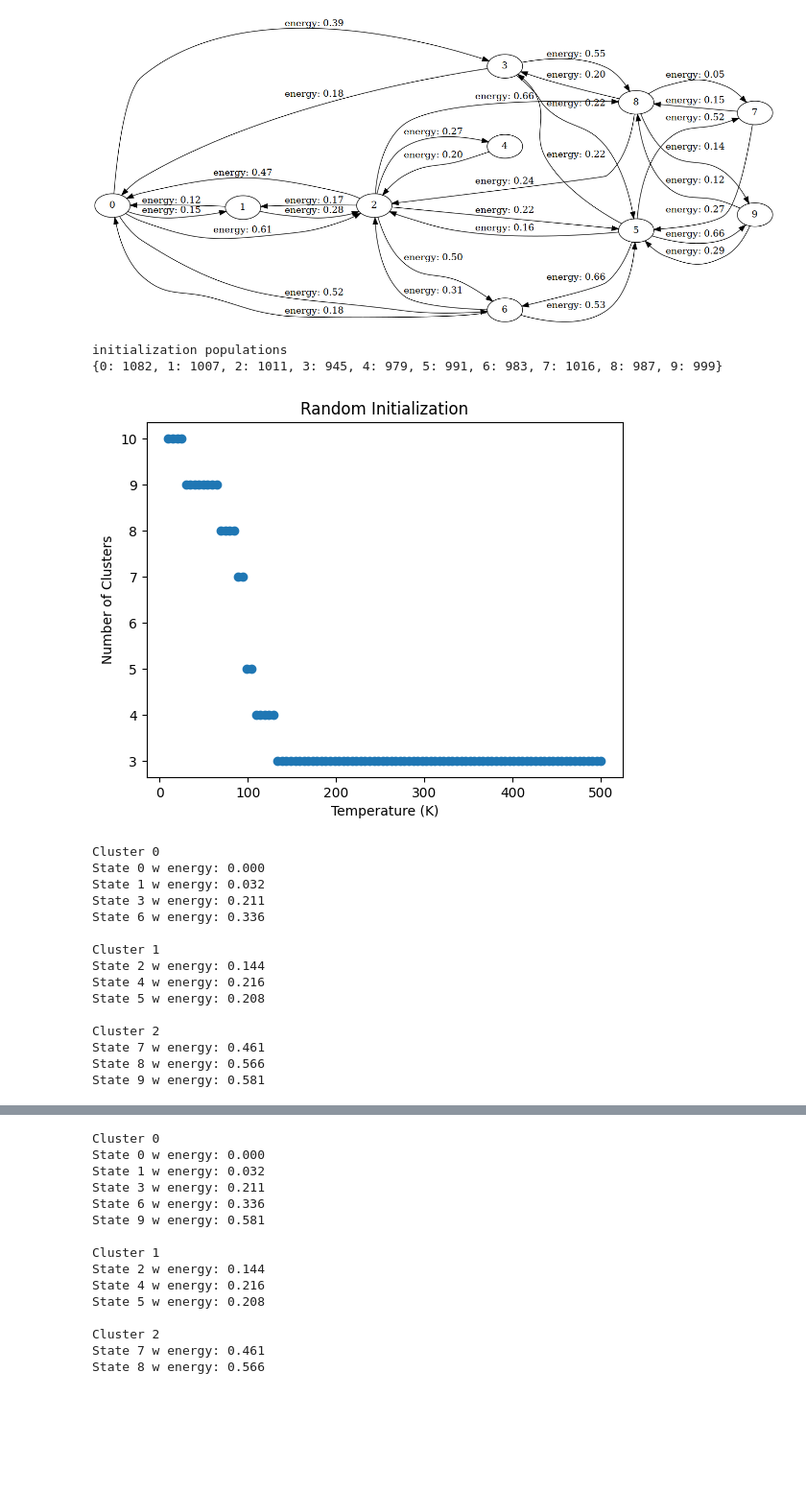
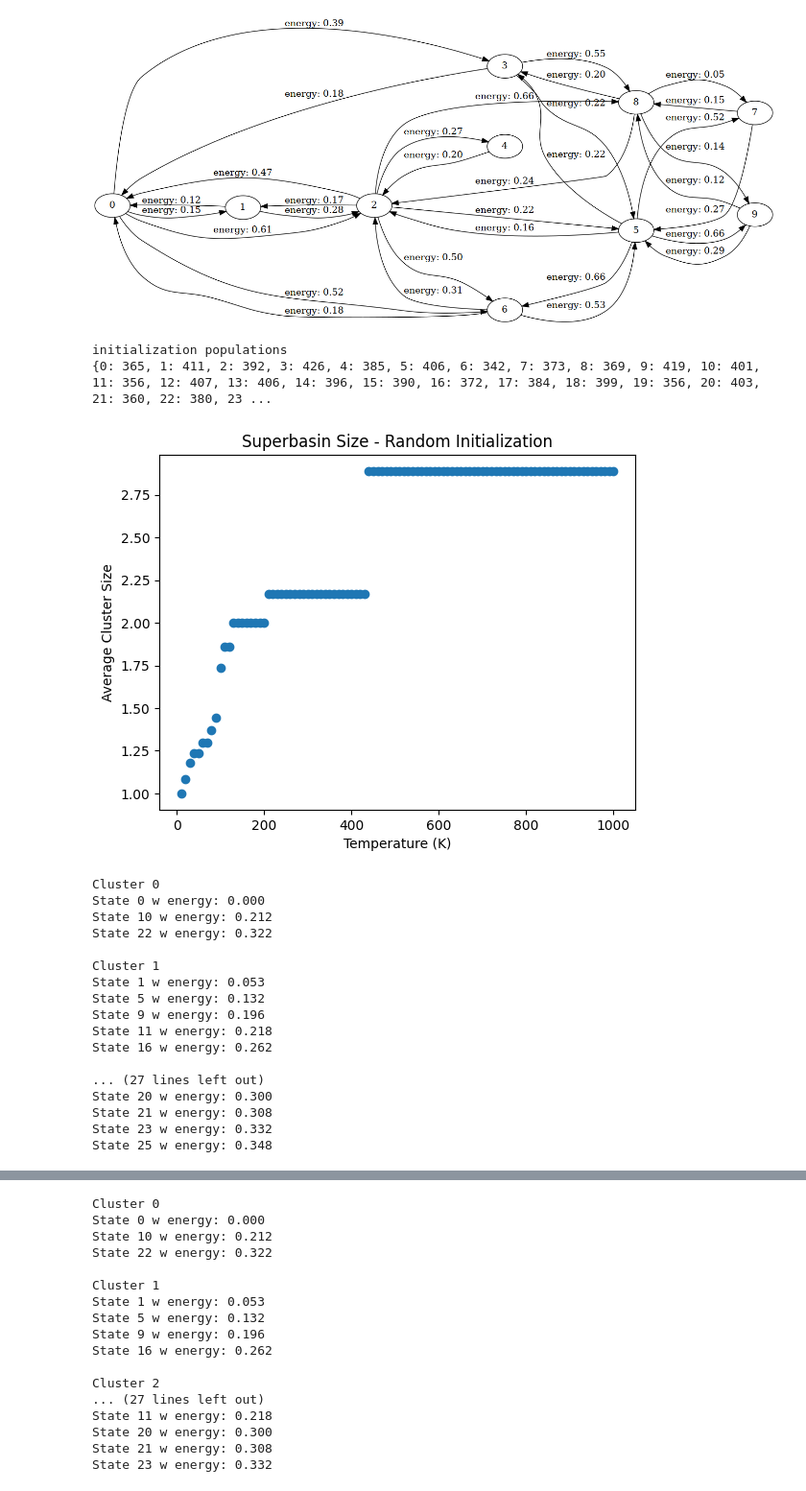
Before and after one commit to santi921/kmcluster, a Jupyter notebook: kmcluster/scripts/test_new.ipynb, the cells around one changed output, grey strips where cells are left out. Shown at 96% size. Cells and saved outputs as stored; diff of their text form; code cells hidden in the pictures; blank space fills up the shorter version.

```diff
--- a/kmcluster/scripts/test_new.ipynb
+++ b/kmcluster/scripts/test_new.ipynb
@@ -8,7 +8,7 @@ from kmcluster.core.data import sparse_to_mat, test_dataset_1, test_dataset_2
 
 
 #Pt4H3_all, Pt4H3_relE = test_dataset_2()
-Pt_H1_all, H1_E = test_dataset_1()
+Pt_H1_all, H1_E = test_dataset_2()
 energies_mat = sparse_to_mat(Pt_H1_all)
 
 T_kelvin = 100
@@ -210,10 +210,11 @@ import matplotlib.pyplot as plt
 init_boltz = boltz(energies=H1_E, T=temp_boltz, size=10000)
 init_random = random_init(10000, energies_mat.shape[0])
 
-def temp_sweep_and_plot(energies_mat, min_temp=10, max_temp=500, num_temps=100, pref = None, title=None, ret_ap=False):
+def temp_sweep_and_plot(energies_mat, min_temp=10, max_temp=1000, num_temps=100, pref = None, title=None, ret_ap=False):
     list_clusters = []
     list_temps = []
     top_cluster_list = []
+    av_cluster_size = []
 
     for temp in np.linspace(min_temp, max_temp, num_temps):
         rate_mat = energy_to_rates(energies_mat, temp, scale=1)
@@ -222,51 +223,55 @@ def temp_sweep_and_plot(energies_mat, min_temp=10, max_temp=500, num_temps=100,
                                  preference=pref).fit(rate_mat)
         n_clusters = ap.cluster_centers_indices_
         n_top_cluster = st.mode(ap.labels_)
         top_cluster = len(np.where(ap.labels_ == n_top_cluster)[0])
         list_clusters.append(len(n_clusters))
         list_temps.append(temp)
         top_cluster_list.append(top_cluster)
+        av_cluster_size.append(len(energies_mat)/len(n_clusters))
         #print(n_clusters)
         #print(n_clu)
 
-    plt.scatter(x=list_temps, y=list_clusters)
+    plt.scatter(x=list_temps, y=av_cluster_size)
+    #plt.scatter(x=list_temps, y=list_clusters)
     #plt.scatter(x=list_temps, y=top_cluster_list)
     plt.xlabel("Temperature (K)")
-    plt.ylabel("Number of Clusters")
+    plt.ylabel("Average Cluster Size")
     if title is not None:
         plt.title(title)
     else:
         plt.title("Number of Clusters vs Temperature")
     plt.show()
     #print(ap.labels_)
     # compute the number of indices in top cluster
     # get the most common index
     #np.mode(ap.labels_)
     n_top_cluster = st.mode(ap.labels_)
     if ret_ap:
         return ap
 
 
-ap_rand = temp_sweep_and_plot(energies_mat, pref=init_random.get_init_populations(), title="Random Initialization", ret_ap=True)
+ap_rand = temp_sweep_and_plot(energies_mat, pref=init_random.get_init_populations(), title="Superbasin Size - Random Initialization", ret_ap=True)
 nice_print_clusters(ap_rand, H1_E)
-ap_boltz = temp_sweep_and_plot(energies_mat, pref=init_boltz.get_init_populations(), title="Boltzmann Initialization", ret_ap=True)
+ap_boltz = temp_sweep_and_plot(energies_mat, pref=init_boltz.get_init_populations(), title="Superbasin Size - Boltzmann Initialization", ret_ap=True)
 nice_print_clusters(ap_boltz, H1_E)
 # %% [output]
 initialization populations
-{0: 1082, 1: 1007, 2: 1011, 3: 945, 4: 979, 5: 991, 6: 983, 7: 1016, 8: 987, 9: 999}
+{0: 365, 1: 411, 2: 392, 3: 426, 4: 385, 5: 406, 6: 342, 7: 373, 8: 369, 9: 419, 10: 401, 11: 356, 12: 407, 13: 406, 14: 396, 15: 390, 16: 372, 17: 384, 18: 399, 19: 356, 20: 403, 21: 360, 22: 380, 23 ...
-[figure, old version]
+[figure, new version]
 Cluster 0
 State 0 w energy: 0.000
-State 1 w energy: 0.032
-State 3 w energy: 0.211
-State 6 w energy: 0.336
+State 10 w energy: 0.212
+State 22 w energy: 0.322
 
 Cluster 1
-State 2 w energy: 0.144
-State 4 w energy: 0.216
-State 5 w energy: 0.208
+State 1 w energy: 0.053
+State 5 w energy: 0.132
+State 9 w energy: 0.196
+State 11 w energy: 0.218
+State 16 w energy: 0.262
 
-Cluster 2
-State 7 w energy: 0.461
-State 8 w energy: 0.566
-State 9 w energy: 0.581
+... (27 lines left out)
+State 20 w energy: 0.300
+State 21 w energy: 0.308
+State 23 w energy: 0.332
+State 25 w energy: 0.348
@@ -274,15 +279,17 @@ State 9 w energy: 0.581
 Cluster 0
 State 0 w energy: 0.000
-State 1 w energy: 0.032
-State 3 w energy: 0.211
-State 6 w energy: 0.336
-State 9 w energy: 0.581
+State 10 w energy: 0.212
+State 22 w energy: 0.322
 
 Cluster 1
-State 2 w energy: 0.144
-State 4 w energy: 0.216
-State 5 w energy: 0.208
+State 1 w energy: 0.053
+State 5 w energy: 0.132
+State 9 w energy: 0.196
+State 16 w energy: 0.262
 
 Cluster 2
-State 7 w energy: 0.461
-State 8 w energy: 0.566
+... (27 lines left out)
+State 11 w energy: 0.218
+State 20 w energy: 0.300
+State 21 w energy: 0.308
+State 23 w energy: 0.332
```
Also changed, not shown: parts of 2 cells of this notebook, 10 other files.
